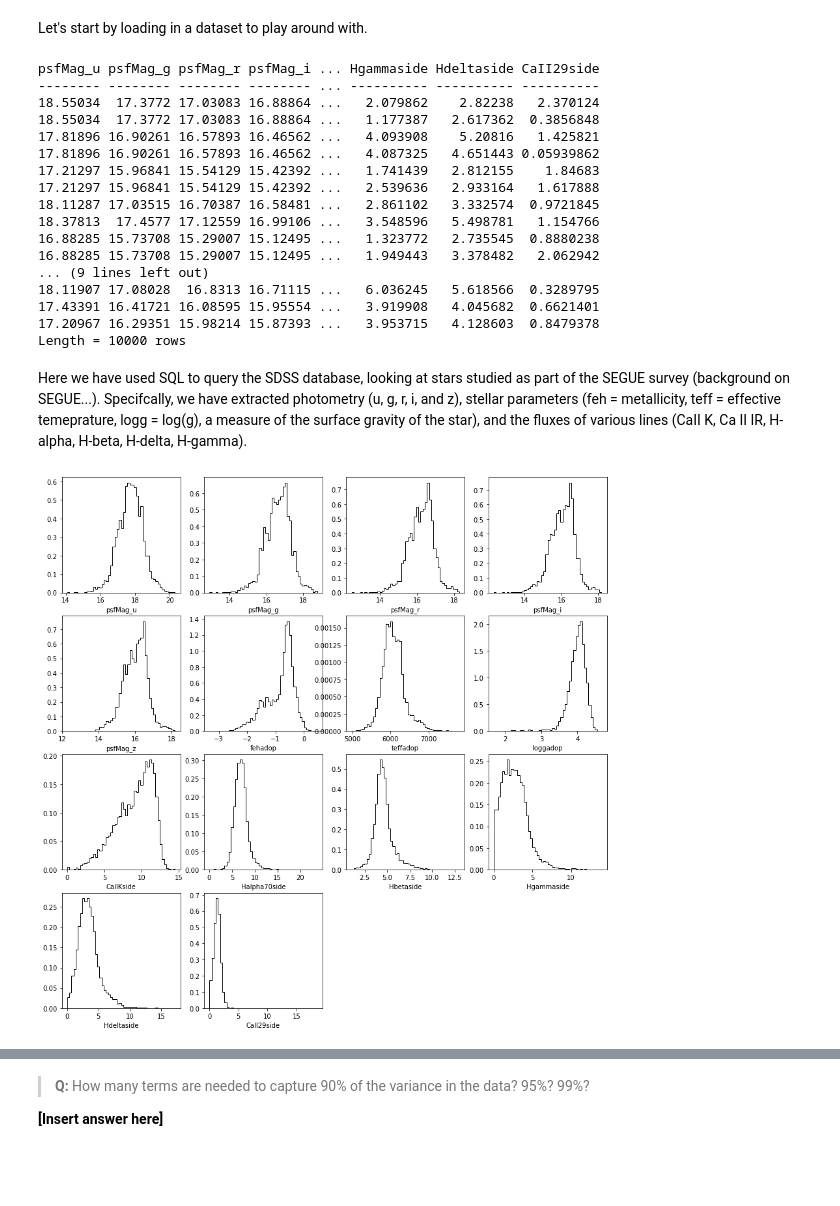
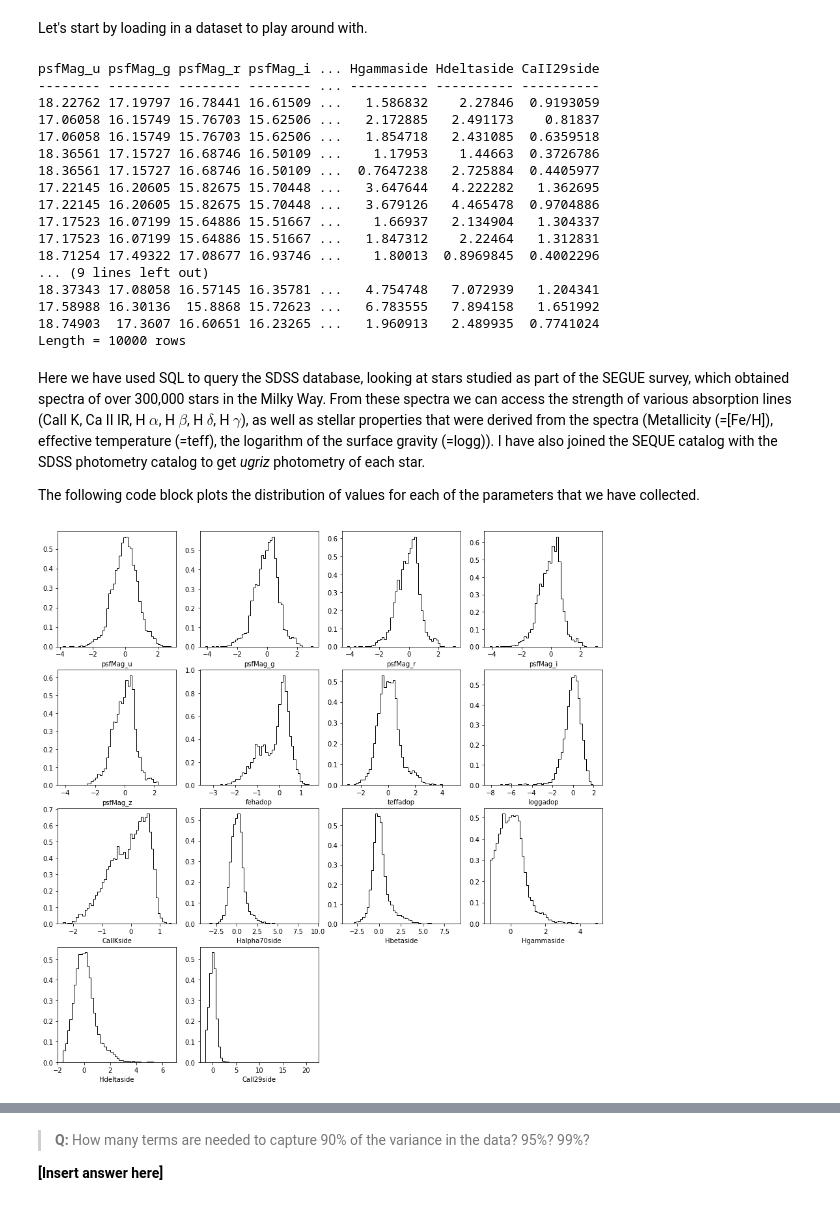
Before and after one commit to kevin-flaherty/Astro211, a Jupyter notebook: Lab8_MachineLearning/MachineLearning.ipynb, the cells around one changed output, grey strips where cells are left out. Cells and saved outputs as stored; diff of their text form; code cells hidden in the pictures; blank space fills up the shorter version.

```diff
--- a/Lab8_MachineLearning/MachineLearning.ipynb
+++ b/Lab8_MachineLearning/MachineLearning.ipynb
@@ -117,48 +125,61 @@ where
 ### 165<RA<195, 0<Dec<20
 data = SDSS.query_sql(query_string,verbose=False,timeout=600)
 print(data)
+
+data2 = {}
+for key in data.keys():
+    data2[key] = data[key]
+df2 = pd.DataFrame(data2)
+
+### Scaling the data
+scaler = RobustScaler()
+scaler.fit(df2)
+data2 = {}
+df2_scaled = scaler.transform(df2)
+for i,key in enumerate(data.keys()):
+    data2[key] = df2_scaled[:,i]
+df2 = pd.DataFrame(data2)
 # %% [output]
 psfMag_u psfMag_g psfMag_r psfMag_i ... Hgammaside Hdeltaside CaII29side
 -------- -------- -------- -------- ... ---------- ---------- ----------
-18.55034  17.3772 17.03083 16.88864 ...   2.079862    2.82238   2.370124
-18.55034  17.3772 17.03083 16.88864 ...   1.177387   2.617362  0.3856848
-17.81896 16.90261 16.57893 16.46562 ...   4.093908    5.20816   1.425821
-17.81896 16.90261 16.57893 16.46562 ...   4.087325   4.651443 0.05939862
-17.21297 15.96841 15.54129 15.42392 ...   1.741439   2.812155    1.84683
-17.21297 15.96841 15.54129 15.42392 ...   2.539636   2.933164   1.617888
-18.11287 17.03515 16.70387 16.58481 ...   2.861102   3.332574  0.9721845
-18.37813  17.4577 17.12559 16.99106 ...   3.548596   5.498781   1.154766
-16.88285 15.73708 15.29007 15.12495 ...   1.323772   2.735545  0.8880238
-16.88285 15.73708 15.29007 15.12495 ...   1.949443   3.378482   2.062942
+18.22762 17.19797 16.78441 16.61509 ...   1.586832    2.27846  0.9193059
+17.06058 16.15749 15.76703 15.62506 ...   2.172885   2.491173    0.81837
+17.06058 16.15749 15.76703 15.62506 ...   1.854718   2.431085  0.6359518
+18.36561 17.15727 16.68746 16.50109 ...    1.17953    1.44663  0.3726786
+18.36561 17.15727 16.68746 16.50109 ...  0.7647238   2.725884  0.4405977
+17.22145 16.20605 15.82675 15.70448 ...   3.647644   4.222282   1.362695
+17.22145 16.20605 15.82675 15.70448 ...   3.679126   4.465478  0.9704886
+17.17523 16.07199 15.64886 15.51667 ...    1.66937   2.134904   1.304337
+17.17523 16.07199 15.64886 15.51667 ...   1.847312    2.22464   1.312831
+18.71254 17.49322 17.08677 16.93746 ...    1.80013  0.8969845  0.4002296
 ... (9 lines left out)
-18.11907 17.08028  16.8313 16.71115 ...   6.036245   5.618566  0.3289795
-17.43391 16.41721 16.08595 15.95554 ...   3.919908   4.045682  0.6621401
-17.20967 16.29351 15.98214 15.87393 ...   3.953715   4.128603  0.8479378
+18.37343 17.08058 16.57145 16.35781 ...   4.754748   7.072939   1.204341
+17.58988 16.30136  15.8868 15.72623 ...   6.783555   7.894158   1.651992
+18.74903  17.3607 16.60651 16.23265 ...   1.960913   2.489935  0.7741024
 Length = 10000 rows
 # %% [markdown]
-Here we have used SQL to query the SDSS database, looking at stars studied as part of the SEGUE survey (background on SEGUE...). Specifcally, we have extracted photometry (u, g, r, i, and z), stellar parameters (feh = metallicity, teff = effective temeprature, logg = log(g), a measure of the surface gravity of the star), and the fluxes of various lines (CaII K, Ca II IR, H-alpha, H-beta, H-delta, H-gamma).
+Here we have used SQL to query the SDSS database, looking at stars studied as part of the SEGUE survey, which obtained spectra of over 300,000 stars in the Milky Way. From these spectra we can access the strength of various absorption lines (CaII K, Ca II IR, H $\alpha$, H $\beta$, H $\delta$, H $\gamma$), as well as stellar properties that were derived from the spectra (Metallicity (=[Fe/H]), effective temperature (=teff), the logarithm of the surface gravity (=logg)). I have also joined the SEQUE catalog with the SDSS photometry catalog to get *ugriz* photometry of each star.
+
+The following code block plots the distribution of values for each of the parameters that we have collected.
 # %%
-##LearningSet_all = LearningSet_all.dropna(axis=0)
-##earningSet_all
 
 def plot_data(data):
-    '''This function takes in a dictionary of data and plots a histogram for each key in the dictionary.'''
+    '''This function takes in a pandas data frame and plots a histogram for each key in the data frame.'''
     plt.figure(figsize=(15,15))
-    nplots = int(np.ceil(np.sqrt(len(data.keys()))))
+    nplots = int(np.ceil(np.sqrt(len(data.columns))))
 
-    for key in data.keys():
-        plt.subplot(nplots,nplots,data.keys().index(key)+1)
+    for i,key in enumerate(data.columns):
+        plt.subplot(nplots,nplots,i+1)
         plt.hist(data[key],50,histtype='step',color='k',density=True)
         plt.xlabel(key)
 
 
-plot_data(data)
-data2 = {}
-for key in data.keys():
-    data2[key] = data[key]
-df2 = pd.DataFrame(data2)
+#print(data2)
+
+### Apply plot_data to our data
+plot_data(df2)
 # %% [output]
-[figure, old version]
+[figure, new version]
 # %% [markdown]
 
 ## Supervised Learning
```
Also changed, not shown: parts of 49 cells of this notebook, 3 other files.
